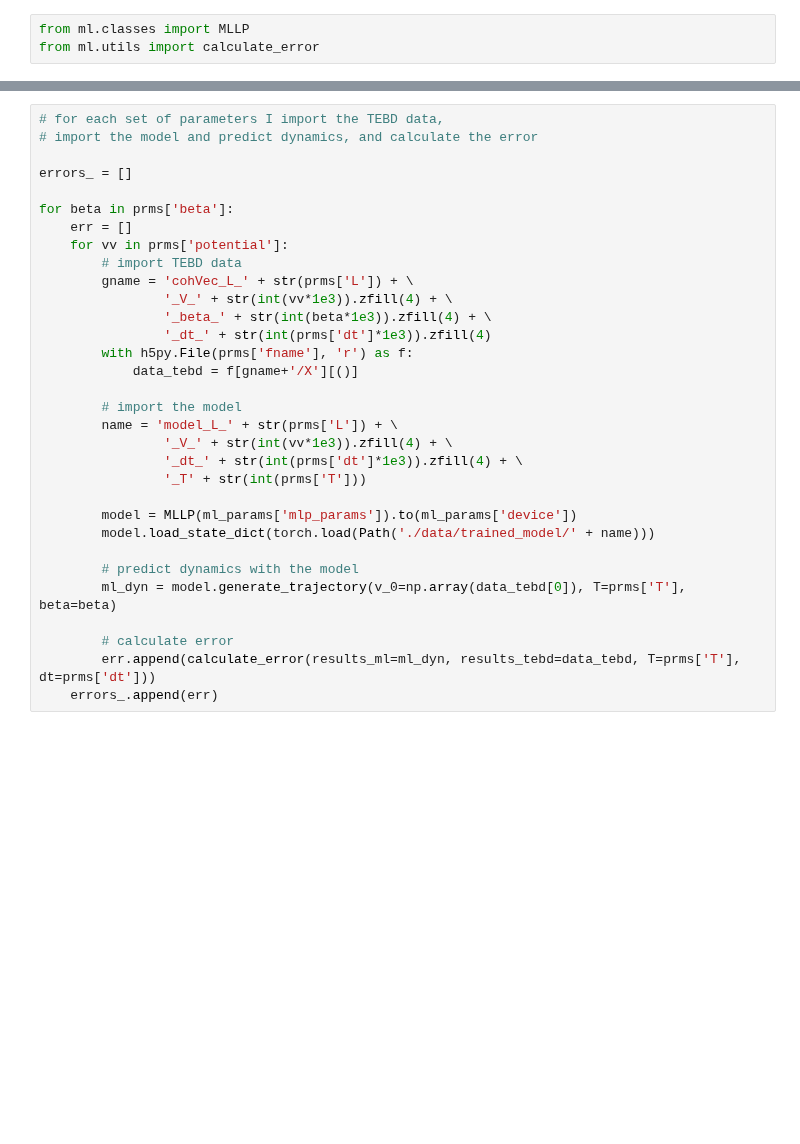
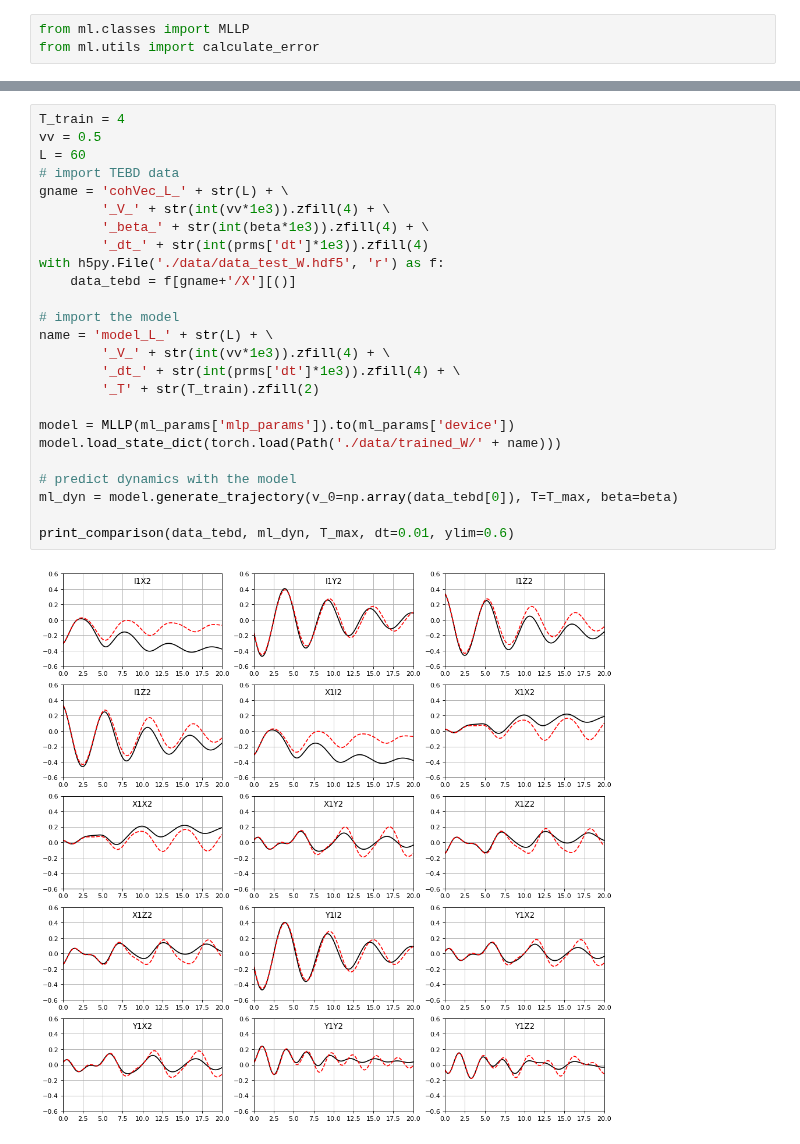
Before and after one commit to giovannicemin/master_thesis, a Jupyter notebook: project/weakly_interacting.ipynb, the cells around one changed output, grey strips where cells are left out. Drawn from its saved outputs; the diff is of its cells as text; blank space fills up the shorter version.

```diff
--- a/project/weakly_interacting.ipynb
+++ b/project/weakly_interacting.ipynb
@@ -240,32 +236,27 @@ plt.show()
 # %%
-# for each set of parameters I import the TEBD data,
-# import the model and predict dynamics, and calculate the error
+T_train = 4
+vv = 0.5
+L = 60
+# import TEBD data
+gname = 'cohVec_L_' + str(L) + \
+        '_V_' + str(int(vv*1e3)).zfill(4) + \
+        '_beta_' + str(int(beta*1e3)).zfill(4) + \
+        '_dt_' + str(int(prms['dt']*1e3)).zfill(4)
+with h5py.File('./data/data_test_W.hdf5', 'r') as f:
+    data_tebd = f[gname+'/X'][()]
 
-errors_ = []
+# import the model
+name = 'model_L_' + str(L) + \
+        '_V_' + str(int(vv*1e3)).zfill(4) + \
+        '_dt_' + str(int(prms['dt']*1e3)).zfill(4) + \
+        '_T' + str(T_train).zfill(2)
 
-for beta in prms['beta']:
-    err = []
-    for vv in prms['potential']:
-        # import TEBD data
-        gname = 'cohVec_L_' + str(prms['L']) + \
-                '_V_' + str(int(vv*1e3)).zfill(4) + \
-                '_beta_' + str(int(beta*1e3)).zfill(4) + \
-                '_dt_' + str(int(prms['dt']*1e3)).zfill(4)
-        with h5py.File(prms['fname'], 'r') as f:
-            data_tebd = f[gname+'/X'][()]
+model = MLLP(ml_params['mlp_params']).to(ml_params['device'])
+model.load_state_dict(torch.load(Path('./data/trained_W/' + name)))
 
-        # import the model
-        name = 'model_L_' + str(prms['L']) + \
-                '_V_' + str(int(vv*1e3)).zfill(4) + \
-                '_dt_' + str(int(prms['dt']*1e3)).zfill(4) + \
-                '_T' + str(int(prms['T']))
+# predict dynamics with the model
+ml_dyn = model.generate_trajectory(v_0=np.array(data_tebd[0]), T=T_max, beta=beta)
 
-        model = MLLP(ml_params['mlp_params']).to(ml_params['device'])
-        model.load_state_dict(torch.load(Path('./data/trained_model/' + name)))
-
-        # predict dynamics with the model
-        ml_dyn = model.generate_trajectory(v_0=np.array(data_tebd[0]), T=prms['T'], beta=beta)
-
-        # calculate error
-        err.append(calculate_error(results_ml=ml_dyn, results_tebd=data_tebd, T=prms['T'], dt=prms['dt']))
-    errors_.append(err)
+print_comparison(data_tebd, ml_dyn, T_max, dt=0.01, ylim=0.6)
+# %% [output]
+[figure, added]
```
Also changed, not shown: parts of 21 cells of this notebook, 2 other files.
